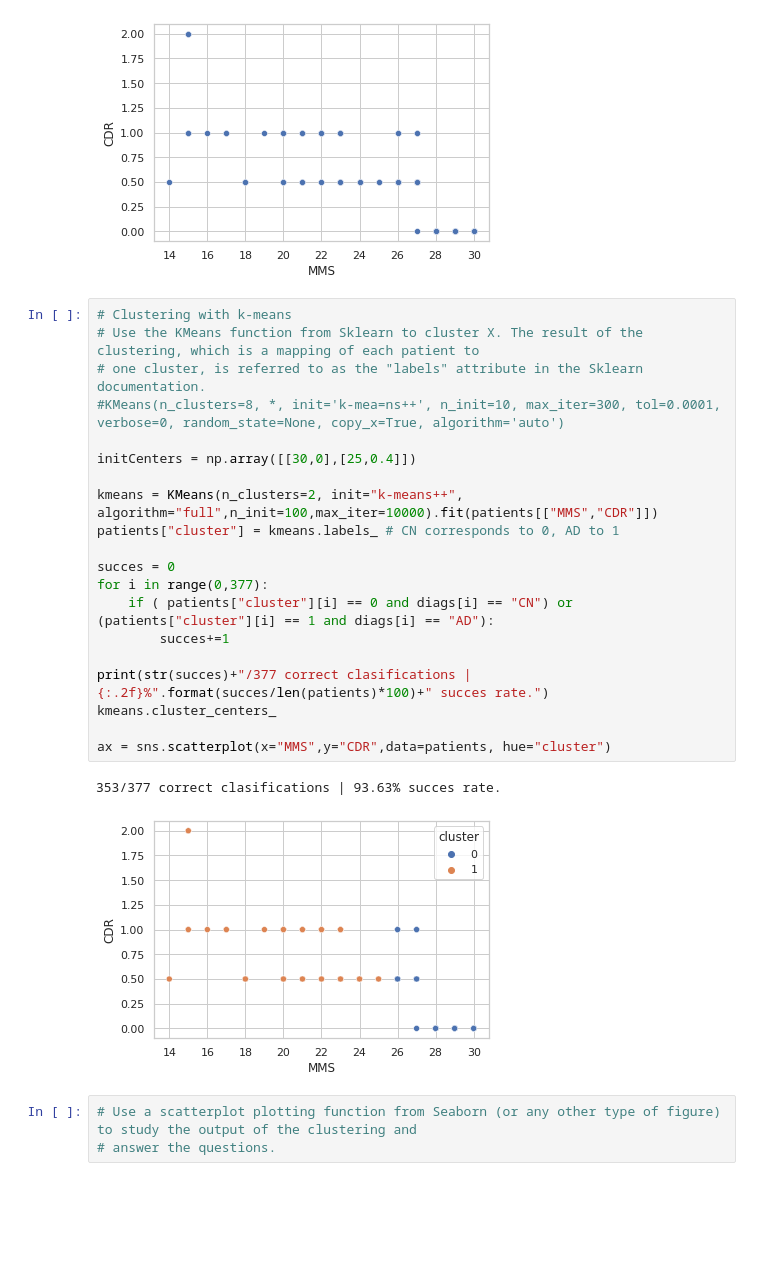
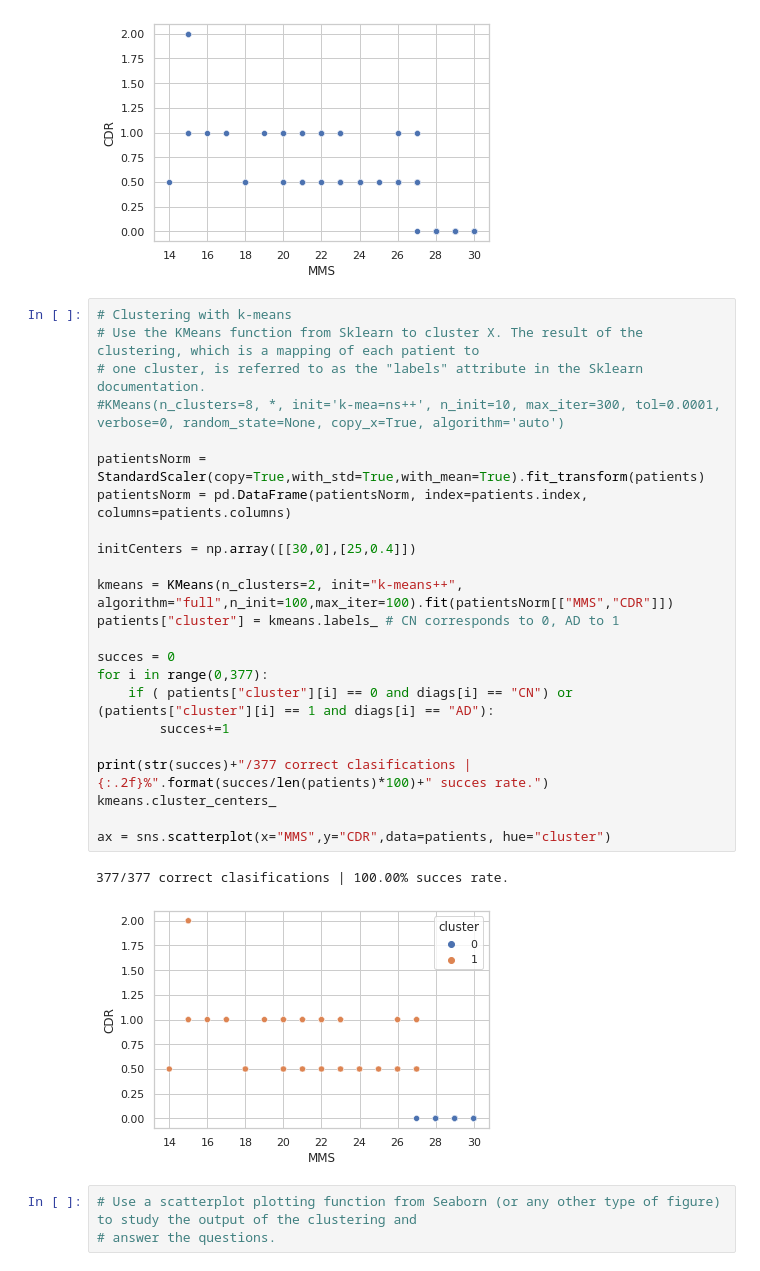
Before and after one commit to lphoogenboom/altenheim, a Jupyter notebook: Jupyter/Part_I_SC42140.ipynb, the cells around one changed output. Cells and saved outputs as stored; diff of their text form; blank space fills up the shorter version.

```diff
--- a/Jupyter/Part_I_SC42140.ipynb
+++ b/Jupyter/Part_I_SC42140.ipynb
@@ -172,26 +172,29 @@ ax = sns.scatterplot(x=oasisDF["MMS"],y=oasisDF["CDR"])
 # %%
 # Clustering with k-means
 # Use the KMeans function from Sklearn to cluster X. The result of the clustering, which is a mapping of each patient to
 # one cluster, is referred to as the "labels" attribute in the Sklearn documentation.
 #KMeans(n_clusters=8, *, init='k-mea=ns++', n_init=10, max_iter=300, tol=0.0001, verbose=0, random_state=None, copy_x=True, algorithm='auto')
 
+patientsNorm = StandardScaler(copy=True,with_std=True,with_mean=True).fit_transform(patients)
+patientsNorm = pd.DataFrame(patientsNorm, index=patients.index, columns=patients.columns)
+
 initCenters = np.array([[30,0],[25,0.4]])
 
-kmeans = KMeans(n_clusters=2, init="k-means++", algorithm="full",n_init=100,max_iter=10000).fit(patients[["MMS","CDR"]])
+kmeans = KMeans(n_clusters=2, init="k-means++", algorithm="full",n_init=100,max_iter=100).fit(patientsNorm[["MMS","CDR"]])
 patients["cluster"] = kmeans.labels_ # CN corresponds to 0, AD to 1
 
 succes = 0
 for i in range(0,377):
     if ( patients["cluster"][i] == 0 and diags[i] == "CN") or (patients["cluster"][i] == 1 and diags[i] == "AD"):
         succes+=1
 
 print(str(succes)+"/377 correct clasifications | {:.2f}%".format(succes/len(patients)*100)+" succes rate.")
 kmeans.cluster_centers_
 
 ax = sns.scatterplot(x="MMS",y="CDR",data=patients, hue="cluster")
 # %% [output]
-353/377 correct clasifications | 93.63% succes rate.
+377/377 correct clasifications | 100.00% succes rate.
-[figure, old version]
+[figure, new version]
 # %%
 # Use a scatterplot plotting function from Seaborn (or any other type of figure) to study the output of the clustering and
 # answer the questions.
```
Also changed, not shown: parts of 1 cell of this notebook, 5 other files.
